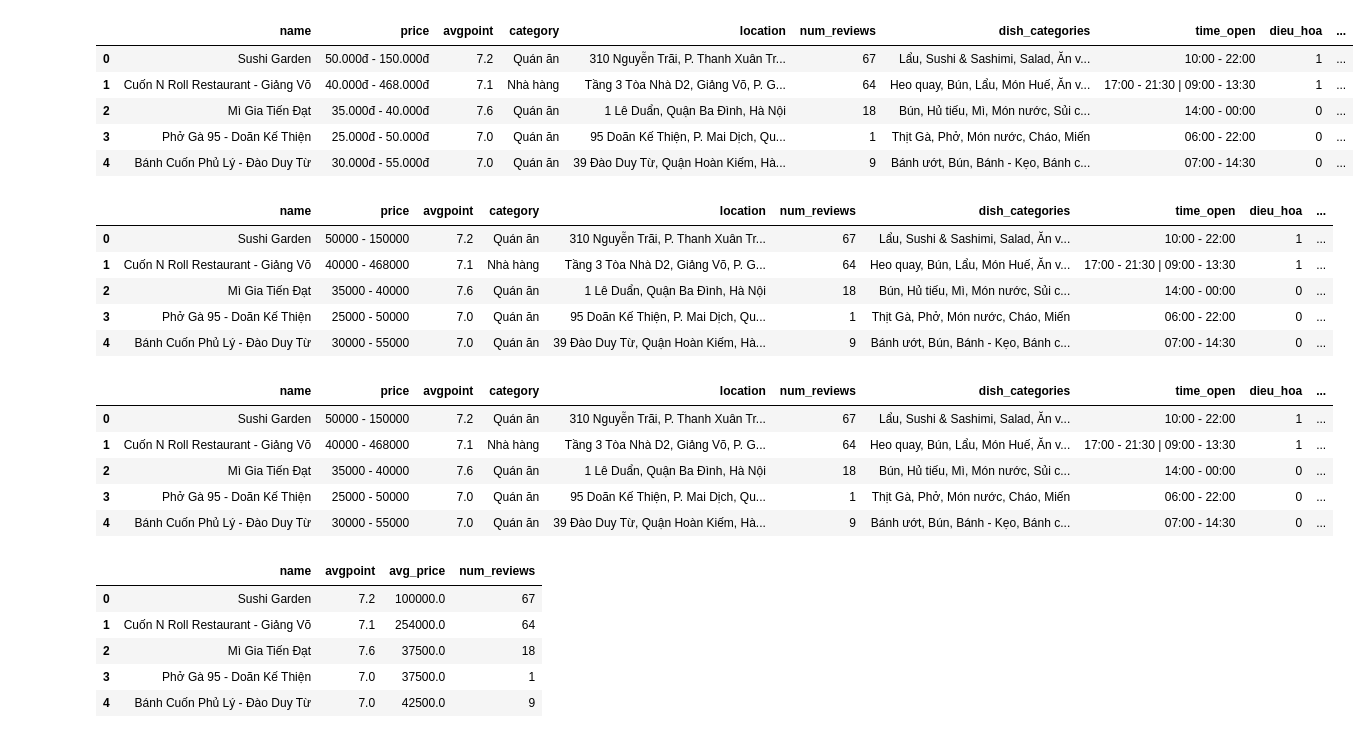
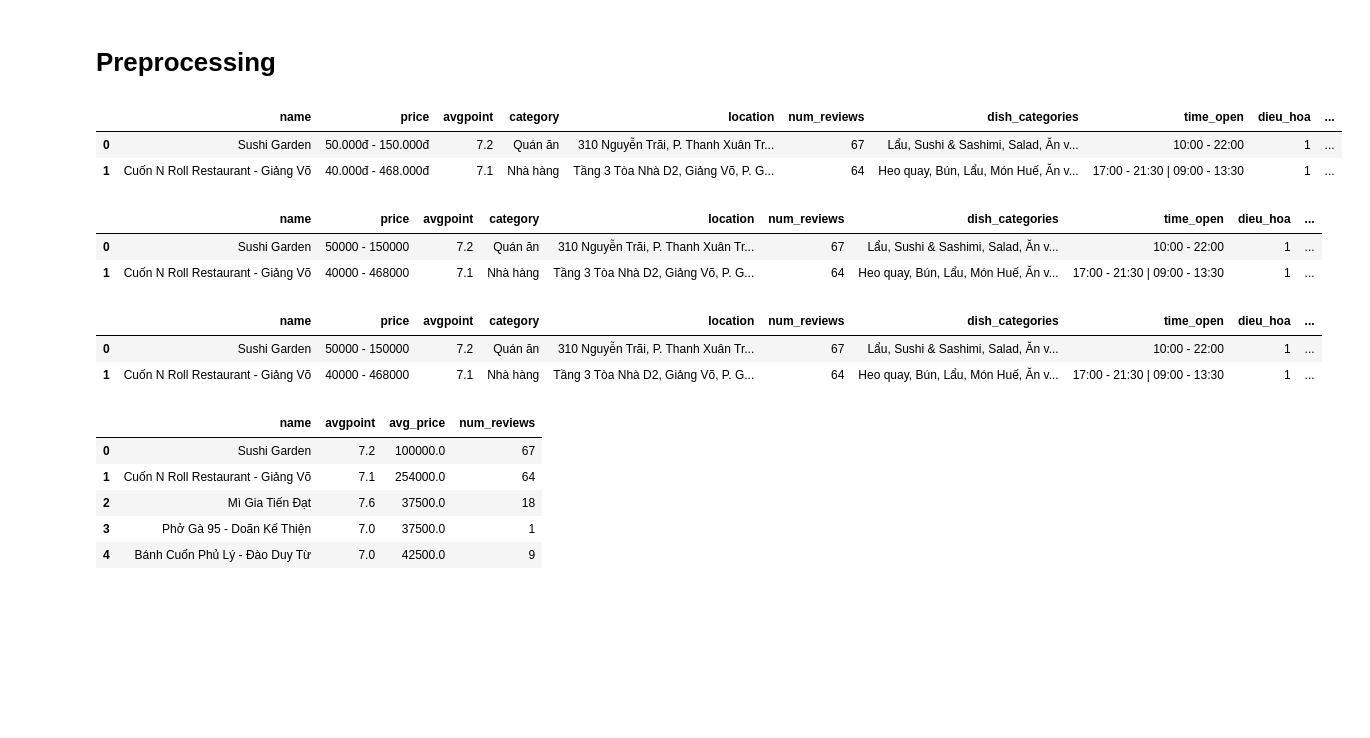
Before and after one commit to longddaays/DSS-Project-20221, a Jupyter notebook: model.ipynb, the cells around one changed output. Drawn from its saved outputs; the diff is of its cells as text; code cells hidden in the pictures; blank space fills up the shorter version.

```diff
--- a/model.ipynb
+++ b/model.ipynb
@@ -1,15 +1,14 @@
+# %% [markdown]
+# Preprocessing
 # %%
 import pandas as pd
-data = pd.read_csv('foodytest_8_1.csv')
+data = pd.read_csv('data/foodytest_8_1.csv')
 # %%
-data.head()
+data.head(2)
 # %% [output]
 |  | name | price | avgpoint | category | location | num_reviews | dish_categories | time_open | dieu_hoa | ... |
 | 0 | Sushi Garden | 50.000đ - 150.000đ | 7.2 | Quán ăn | 310 Nguyễn Trãi, P. Thanh Xuân Tr... | 67 | Lẩu, Sushi & Sashimi, Salad, Ăn v... | 10:00 - 22:00 | 1 | ... |
 | 1 | Cuốn N Roll Restaurant - Giảng Võ | 40.000đ - 468.000đ | 7.1 | Nhà hàng | Tầng 3 Tòa Nhà D2, Giảng Võ, P. G... | 64 | Heo quay, Bún, Lẩu, Món Huế, Ăn v... | 17:00 - 21:30 | 09:00 - 13:30 | 1 | ... |
-| 2 | Mì Gia Tiến Đạt | 35.000đ - 40.000đ | 7.6 | Quán ăn | 1 Lê Duẩn, Quận Ba Đình, Hà Nội | 18 | Bún, Hủ tiếu, Mì, Món nước, Sủi c... | 14:00 - 00:00 | 0 | ... |
-| 3 | Phở Gà 95 - Doãn Kế Thiện | 25.000đ - 50.000đ | 7.0 | Quán ăn | 95 Doãn Kế Thiện, P. Mai Dịch, Qu... | 1 | Thịt Gà, Phở, Món nước, Cháo, Miến | 06:00 - 22:00 | 0 | ... |
-| 4 | Bánh Cuốn Phủ Lý - Đào Duy Từ | 30.000đ - 55.000đ | 7.0 | Quán ăn | 39 Đào Duy Từ, Quận Hoàn Kiếm, Hà... | 9 | Bánh ướt, Bún, Bánh - Kẹo, Bánh c... | 07:00 - 14:30 | 0 | ... |
 # %%
 data['price'] = data['price'].str.replace("đ","")
 data['price'] = data['price'].str.replace(".","")
@@ -17,11 +16,15 @@ data[['min_price','max_price']] = data['price'].str.split('-',expand=True)
 data['max_price'] = data['max_price'].astype(int)
 data['min_price'] = data['min_price'].astype(int)
 data['avg_price'] = data[['min_price', 'max_price']].mean(axis=1)
-data.head()
+
+data['menu'] = data['cuisines'].copy()
+data['cuisines'] = data['dish_categories'] + '; ' + data['cuisines']
+data['cuisines'] = data['cuisines'].str.replace('|','')
+data['cuisines'] = data['cuisines'].str.replace('-','')
+data['cuisines'] = data['cuisines'].str.replace(',','')
+data['cuisines'] = data['cuisines'].str.replace('\d+','')
+data.head(2)
 # %% [output]
 |  | name | price | avgpoint | category | location | num_reviews | dish_categories | time_open | dieu_hoa | ... |
 | 0 | Sushi Garden | 50000 - 150000 | 7.2 | Quán ăn | 310 Nguyễn Trãi, P. Thanh Xuân Tr... | 67 | Lẩu, Sushi & Sashimi, Salad, Ăn v... | 10:00 - 22:00 | 1 | ... |
 | 1 | Cuốn N Roll Restaurant - Giảng Võ | 40000 - 468000 | 7.1 | Nhà hàng | Tầng 3 Tòa Nhà D2, Giảng Võ, P. G... | 64 | Heo quay, Bún, Lẩu, Món Huế, Ăn v... | 17:00 - 21:30 | 09:00 - 13:30 | 1 | ... |
-| 2 | Mì Gia Tiến Đạt | 35000 - 40000 | 7.6 | Quán ăn | 1 Lê Duẩn, Quận Ba Đình, Hà Nội | 18 | Bún, Hủ tiếu, Mì, Món nước, Sủi c... | 14:00 - 00:00 | 0 | ... |
-| 3 | Phở Gà 95 - Doãn Kế Thiện | 25000 - 50000 | 7.0 | Quán ăn | 95 Doãn Kế Thiện, P. Mai Dịch, Qu... | 1 | Thịt Gà, Phở, Món nước, Cháo, Miến | 06:00 - 22:00 | 0 | ... |
-| 4 | Bánh Cuốn Phủ Lý - Đào Duy Từ | 30000 - 55000 | 7.0 | Quán ăn | 39 Đào Duy Từ, Quận Hoàn Kiếm, Hà... | 9 | Bánh ướt, Bún, Bánh - Kẹo, Bánh c... | 07:00 - 14:30 | 0 | ... |
@@ -32,12 +36,9 @@ data = pd.read_csv('./dss_data.csv')
 # %%
-data.head()
+data.head(2)
 # %% [output]
 |  | name | price | avgpoint | category | location | num_reviews | dish_categories | time_open | dieu_hoa | ... |
 | 0 | Sushi Garden | 50000 - 150000 | 7.2 | Quán ăn | 310 Nguyễn Trãi, P. Thanh Xuân Tr... | 67 | Lẩu, Sushi & Sashimi, Salad, Ăn v... | 10:00 - 22:00 | 1 | ... |
 | 1 | Cuốn N Roll Restaurant - Giảng Võ | 40000 - 468000 | 7.1 | Nhà hàng | Tầng 3 Tòa Nhà D2, Giảng Võ, P. G... | 64 | Heo quay, Bún, Lẩu, Món Huế, Ăn v... | 17:00 - 21:30 | 09:00 - 13:30 | 1 | ... |
-| 2 | Mì Gia Tiến Đạt | 35000 - 40000 | 7.6 | Quán ăn | 1 Lê Duẩn, Quận Ba Đình, Hà Nội | 18 | Bún, Hủ tiếu, Mì, Món nước, Sủi c... | 14:00 - 00:00 | 0 | ... |
-| 3 | Phở Gà 95 - Doãn Kế Thiện | 25000 - 50000 | 7.0 | Quán ăn | 95 Doãn Kế Thiện, P. Mai Dịch, Qu... | 1 | Thịt Gà, Phở, Món nước, Cháo, Miến | 06:00 - 22:00 | 0 | ... |
-| 4 | Bánh Cuốn Phủ Lý - Đào Duy Từ | 30000 - 55000 | 7.0 | Quán ăn | 39 Đào Duy Từ, Quận Hoàn Kiếm, Hà... | 9 | Bánh ướt, Bún, Bánh - Kẹo, Bánh c... | 07:00 - 14:30 | 0 | ... |
 # %%
 data_new = data[['name','avgpoint','avg_price','num_reviews']].copy()
 # %%
```
Also changed, not shown: parts of 31 cells of this notebook, 17 other files.
